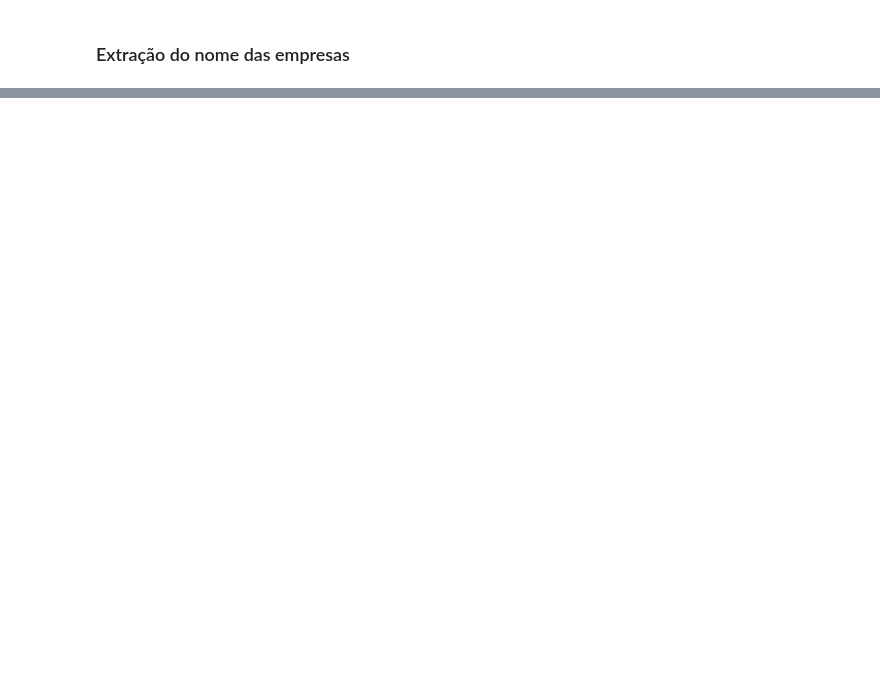
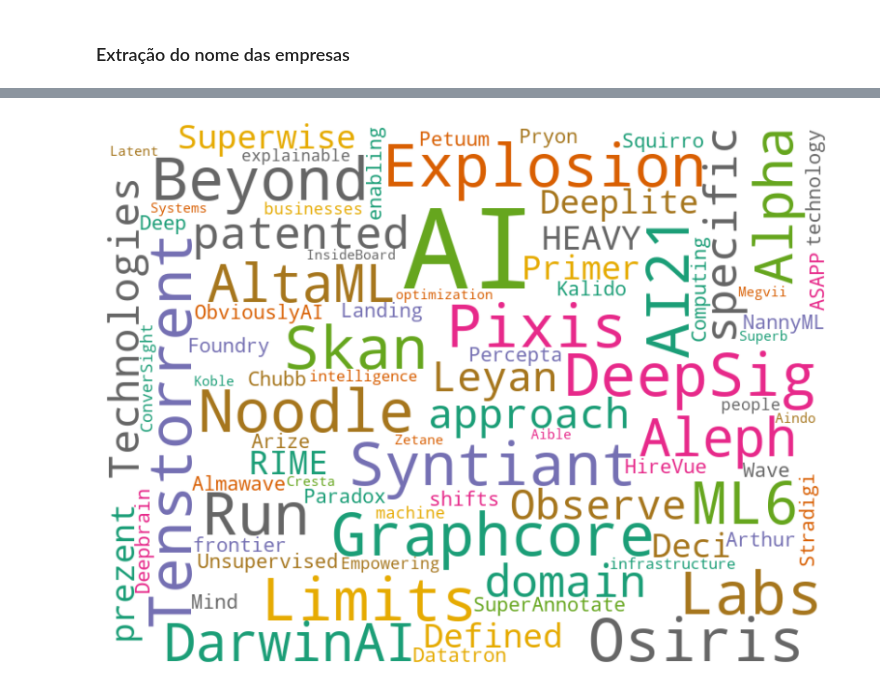
Before and after one commit to andreyvro/nlp_eda, a Jupyter notebook: 04_extract_name.ipynb, the cells around one changed output, grey strips where cells are left out. Cells and saved outputs as stored; diff of their text form; code cells hidden in the pictures; blank space fills up the shorter version.

```diff
--- a/04_extract_name.ipynb
+++ b/04_extract_name.ipynb
@@ -6,4 +12,4 @@ from transformers import pipeline
 # %%
-df = pd.read_parquet('dados/id_desc_clr.parquet')
+df = pd.read_parquet('dados/desc_topics.parquet')
 df.shape
 # %% [output]
@@ -26,0 +52,3 @@ memory usage: 188.8+ KB
+# %%
+df_ml = df[df['Topic'] == 4]
+df_ml.shape
@@ -30,7 +81,7 @@ memory usage: 188.8+ KB
 qa_model = pipeline('question-answering', model='bert-large-uncased-whole-word-masking-finetuned-squad')
 # %%
 def get_company_name(desc):
-    question = 'What is the name of the company mentioned in this text?'
+    question = 'What is the company name?'
     answer = qa_model(question=question, context=desc)
     return answer['answer']
 # %%
@@ -60,0 +97,2 @@ df2
+# %%
+df_ml['company_name'] = df_ml['desc'].progress_apply(get_company_name)
@@ -60,0 +113,10 @@ df2
+# %%
+company_names = ' '.join(df_ml['company_name'])
+wordcloud = WordCloud(width=800, height=600, background_color='white', max_font_size=125, colormap='Dark2') \
+            .generate(company_names)
+plt.figure(figsize=(10, 8))
+plt.imshow(wordcloud, interpolation='bilinear')
+plt.axis('off')
+plt.show()
+# %% [output]
+[figure, added]
```
Also changed, not shown: parts of 15 cells of this notebook, 3 other files.
